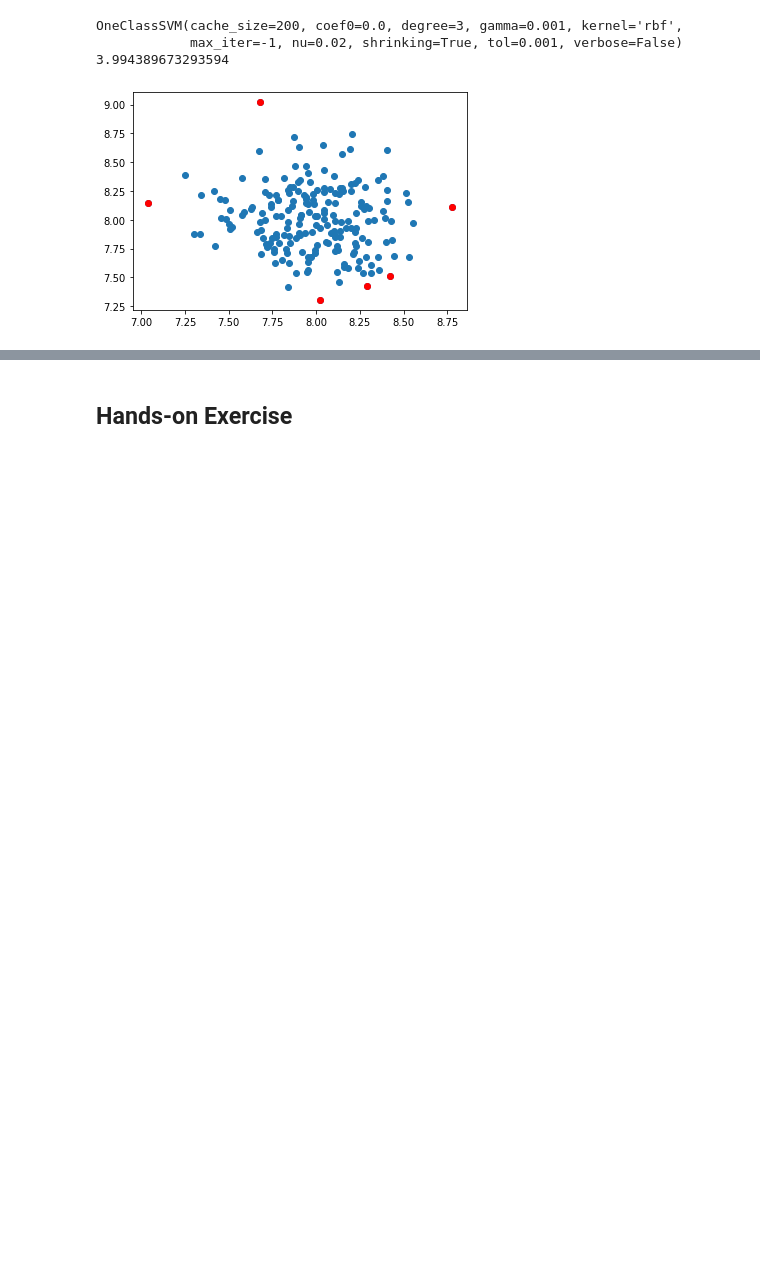
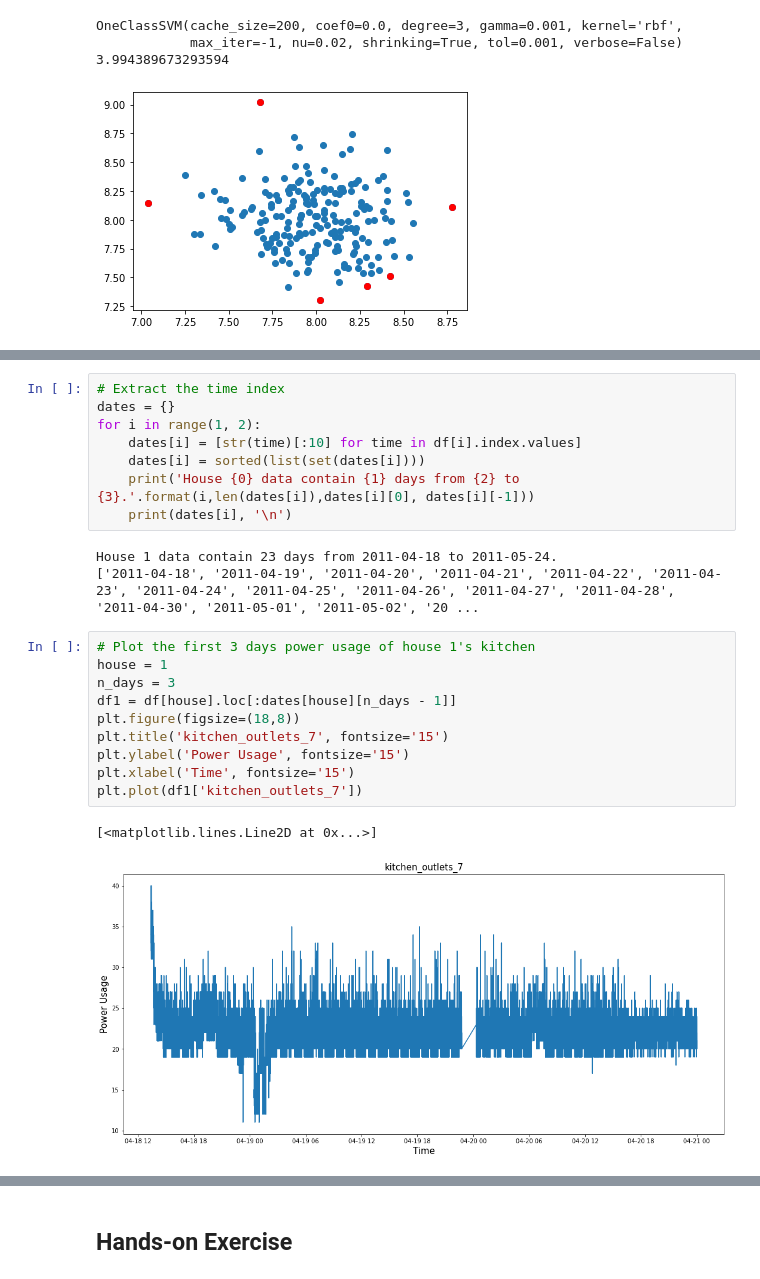
Before and after one commit to mdnsakib/ICPE-639, a Jupyter notebook: Mod2-3-ML-SL-SVM.ipynb, the cells around one changed output, grey strips where cells are left out. Saved outputs shown, nothing was run; the diff lists cells and outputs as text; blank space fills up the shorter version.

```diff
--- a/Mod2-3-ML-SL-SVM.ipynb
+++ b/Mod2-3-ML-SL-SVM.ipynb
@@ -383,0 +455,24 @@ OneClassSVM(cache_size=200, coef0=0.0, degree=3, gamma=0.001, kernel='rbf',
+# %%
+# Extract the time index
+dates = {}
+for i in range(1, 2):
+    dates[i] = [str(time)[:10] for time in df[i].index.values]
+    dates[i] = sorted(list(set(dates[i])))
+    print('House {0} data contain {1} days from {2} to {3}.'.format(i,len(dates[i]),dates[i][0], dates[i][-1]))
+    print(dates[i], '\n')
+# %% [output]
+House 1 data contain 23 days from 2011-04-18 to 2011-05-24.
+['2011-04-18', '2011-04-19', '2011-04-20', '2011-04-21', '2011-04-22', '2011-04-23', '2011-04-24', '2011-04-25', '2011-04-26', '2011-04-27', '2011-04-28', '2011-04-30', '2011-05-01', '2011-05-02', '20 ...
+# %%
+# Plot the first 3 days power usage of house 1's kitchen
+house = 1
+n_days = 3
+df1 = df[house].loc[:dates[house][n_days - 1]]
+plt.figure(figsize=(18,8))
+plt.title('kitchen_outlets_7', fontsize='15')
+plt.ylabel('Power Usage', fontsize='15')
+plt.xlabel('Time', fontsize='15')
+plt.plot(df1['kitchen_outlets_7'])
+# %% [output]
+[<matplotlib.lines.Line2D at 0x...>]
+[figure, added]
```
Also changed, not shown: parts of 7 cells of this notebook, 4 other files.
